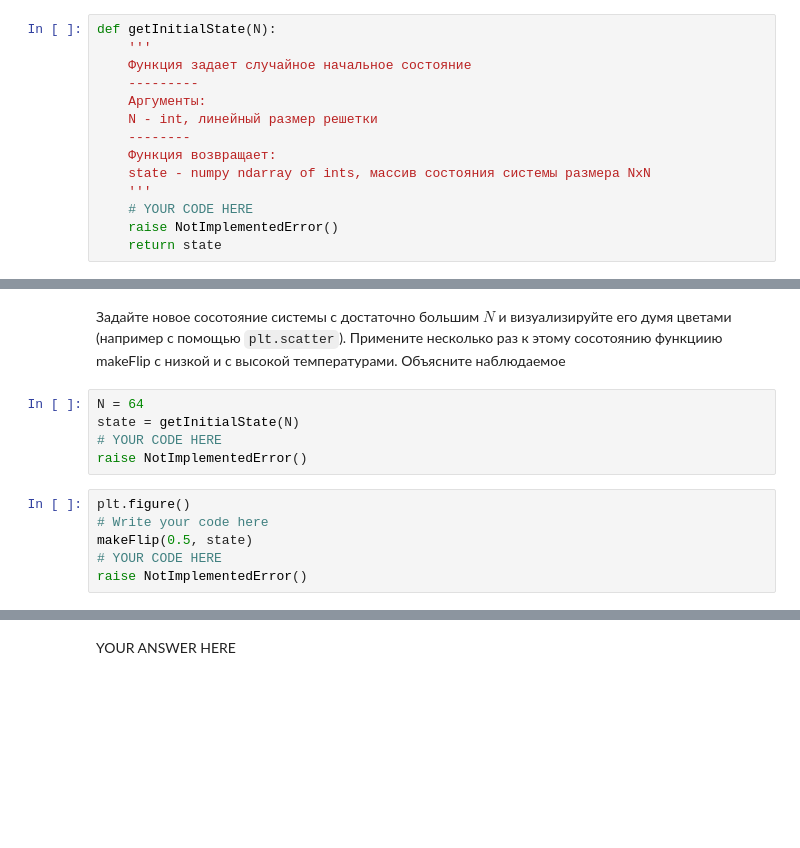
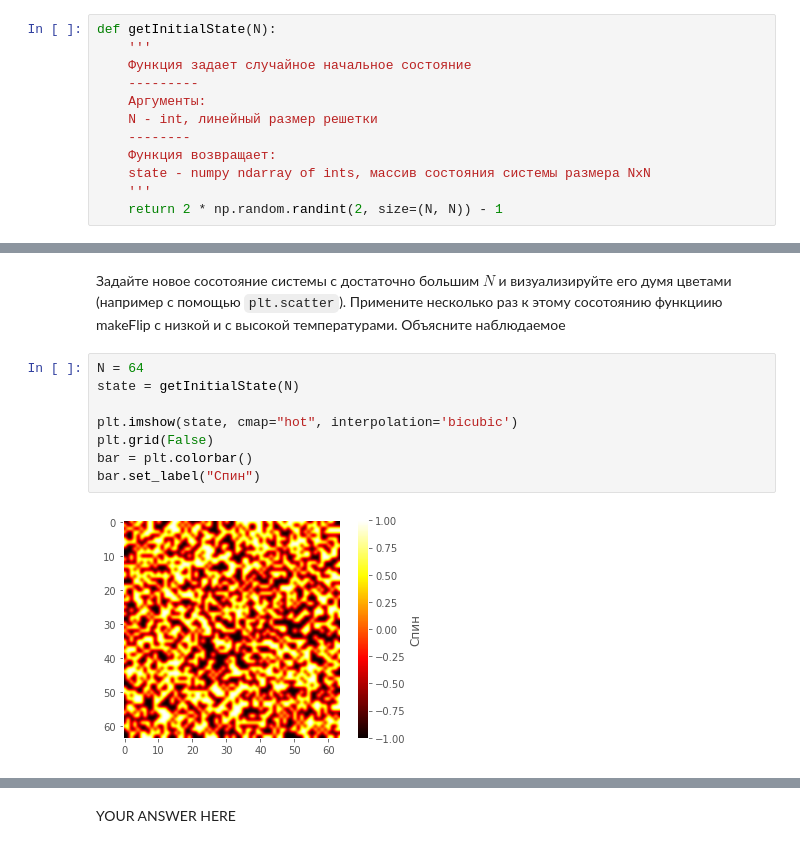
Before and after one commit to nazar-si/calc-phys, a Jupyter notebook: Monte-Carlo.ipynb, the cells around one changed output, grey strips where cells are left out. Cells and saved outputs as stored; diff of their text form; blank space fills up the shorter version.

```diff
--- a/Monte-Carlo.ipynb
+++ b/Monte-Carlo.ipynb
@@ -257,9 +255,7 @@ def getInitialState(N):
     Функция возвращает:
     state - numpy ndarray of ints, массив состояния системы размера NxN
     '''
-    # YOUR CODE HERE
-    raise NotImplementedError()
-    return state
+    return 2 * np.random.randint(2, size=(N, N)) - 1
 # %% [markdown]
 2. Напишите функцию, которая для ячейки $(i,j)$ расчитывает изменение её энергии, если изменить её знак. При этом для простоты предполагаем, во-первых, что $J=1$ (на него отнормируем kT), и во-вторых, что элементы находящиеся на верхней и нижней (левой и правой) границах находятся рядом друг с другом (топология тора).
 # %%
@@ -382,14 +394,13 @@ ax[1].set_ylabel("Magnetization ");
 YOUR ANSWER HERE
 # %% [markdown]
 Задайте новое сосотояние системы с достаточно большим $N$ и визуализируйте его думя цветами (например с помощью `plt.scatter`). Примените несколько раз к этому сосотоянию функциию makeFlip с низкой и с высокой температурами. Объясните наблюдаемое
-# %%
-N = 64
-state = getInitialState(N)
-# YOUR CODE HERE
-raise NotImplementedError()
-# %%
-plt.figure()
-# Write your code here
-makeFlip(0.5, state)
-# YOUR CODE HERE
-raise NotImplementedError()
+# %%
+N = 64
+state = getInitialState(N)
+
+plt.imshow(state, cmap="hot", interpolation='bicubic')
+plt.grid(False)
+bar = plt.colorbar()
+bar.set_label("Спин")
+# %% [output]
+[figure, added]
```
Also changed, not shown: parts of 8 cells of this notebook.
